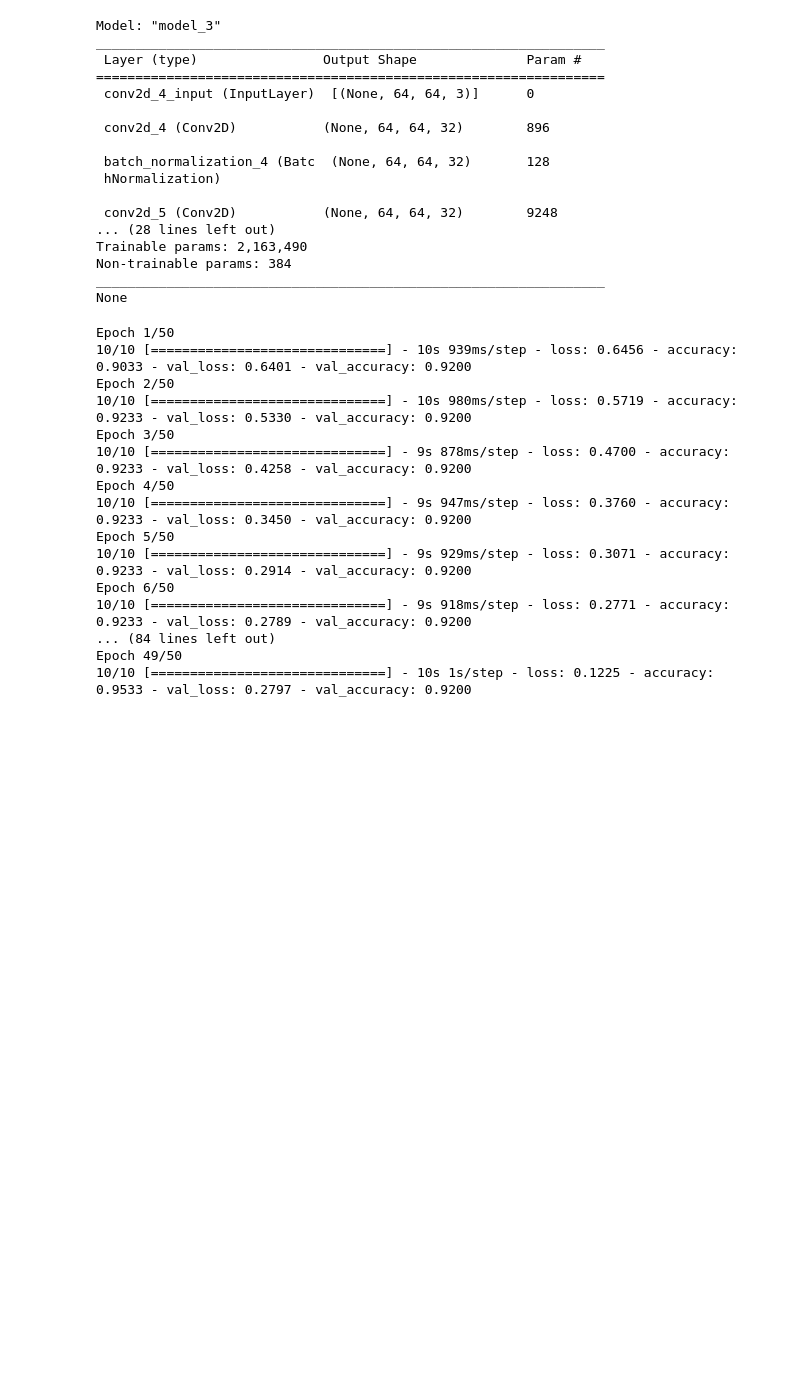
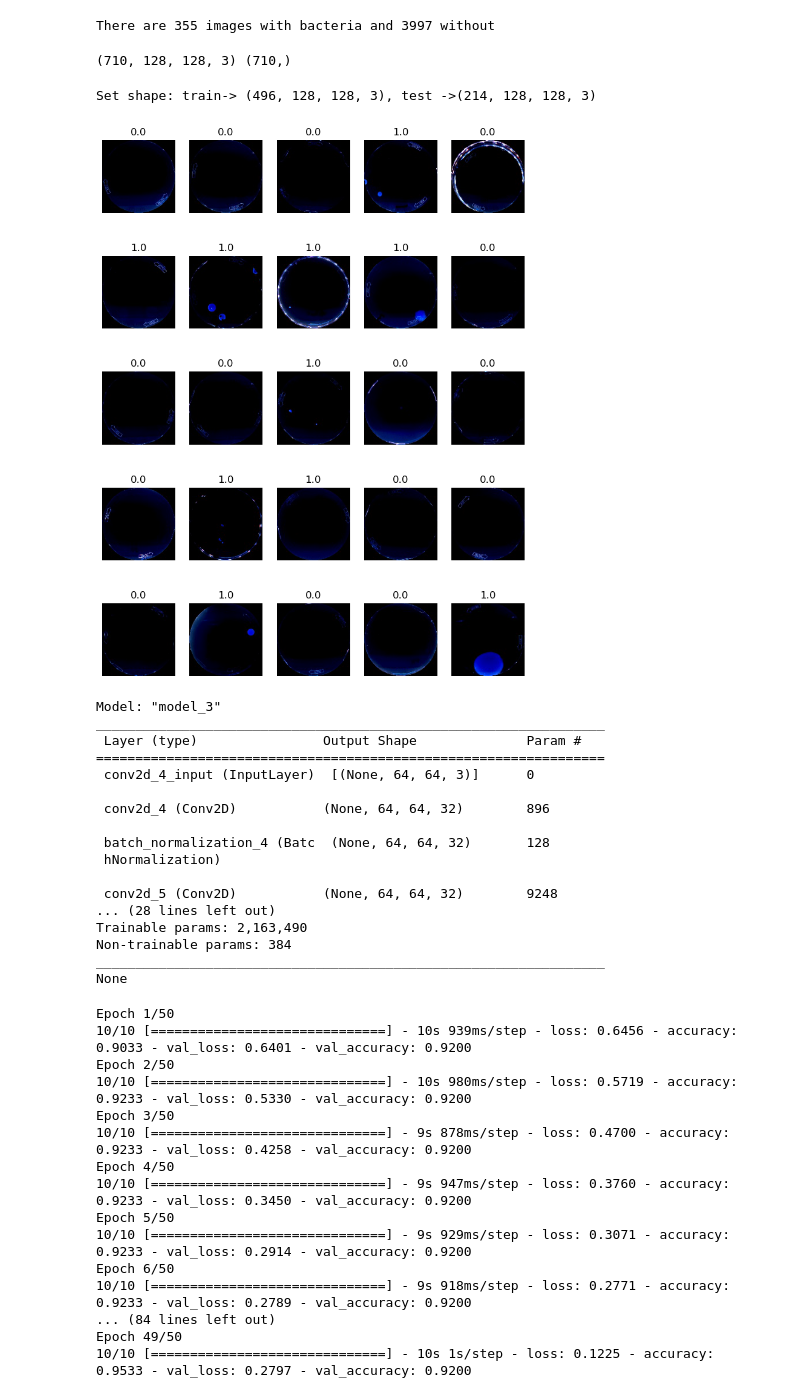
Before and after one commit to ArtemChemist/W207-spring-23-anoop-sneha-art, a Jupyter notebook: feature_extr.ipynb, the cells around one changed output. Drawn from its saved outputs; the diff is of its cells as text; code cells hidden in the pictures; blank space fills up the shorter version.

Commit message:
Dataset prep

```diff
--- a/feature_extr.ipynb
+++ b/feature_extr.ipynb
@@ -38,3 +42,70 @@ y_test= labels[300:400]
+# %%
+#  Get two arrays with positive and negative images
+pos_im = [images[i,:,:,:] for i in range(images.shape[0]) if labels[i]]
+pos_im = np.array(pos_im)
+neg_im = [images[i,:,:,:] for i in range(images.shape[0]) if not labels[i]]
+neg_im = np.array(neg_im)
+num_pos = pos_im.shape[0]
+num_neg = neg_im.shape[0]
+print(f'There are {num_pos} images with bacteria and {num_neg} without')
+# %% [output]
+There are 355 images with bacteria and 3997 without
+# %%
+#  There are ~10x positive than negative.
+#  For initital training let's get all positive and equal number of negative
+#  For that:
+#  (1) Index of randomly selected negative images
+np.random.seed(0) # For reproducibility
+idx = np.random.choice(np.arange(neg_im.shape[0]), num_pos, replace = False)
+#  (2) Apply this index to the array of images
+neg_selected = neg_im[idx, :, :, :]
+#  (3) Make a full dataset, with X and y, not split into train.test yet
+X = np.concatenate((pos_im,neg_selected), axis =0)
+y = np.concatenate((np.ones(num_pos), np.zeros(neg_selected.shape[0])))
+print(X.shape, y.shape)
+# %% [output]
+(710, 128, 128, 3) (710,)
+# %%
+# Now shuffle the dataset and split it into 7/3 tran/test sets
+num_datapoints = X.shape[0]
+indices = np.arange(num_datapoints)
+shuffled_indices = np.random.permutation(indices)
+
+# Re-order training examples and corresponding labels using the randomly
+# shuffled indices.
+X_shuffled = X[shuffled_indices, :, :, :]
+y_shuffled = y[shuffled_indices]
+
+num_train = int(num_datapoints*0.7)
+num_test = num_datapoints - num_train
+
+x_train = X_shuffled[ :num_train, : , : , : ]
+y_train = y_shuffled[ :num_train]
+x_test = X_shuffled[num_train: , : , : , : ]
+y_test = y_shuffled[num_train: ]
+
+print(f'Set shape: train-> {x_train.shape}, test ->{x_test.shape}')
+# %% [output]
+Set shape: train-> (496, 128, 128, 3), test ->(214, 128, 128, 3)
+# %%
+# Visualize first 25 images to make sure it makes sense
+fig, axs = plt.subplots(nrows=5, ncols=5, figsize=(9,12))
+
+row = 0
+label_name = "Shirt predicted as coat"
+axs[row,0].set_title(label_name)
+axs[row,0].axis('off')
+
+for i, j in [(i,j) for i in np.arange(5) for j in np.arange(5)]:
+    idx = 5*i+j
+    image = cv2.cvtColor(x_train[idx], cv2.COLOR_HSV2RGB)
+    axs[i,j].imshow(image)
+    axs[i,j].set_title(y_train[idx])
+    axs[i,j].axis('off')
+
+plt.show()
+# %% [output]
+[figure, added]
 # %%
 from keras.utils import to_categorical
 y_train_one_hot = to_categorical(y_train)
```
Also changed, not shown: parts of 5 cells of this notebook.
